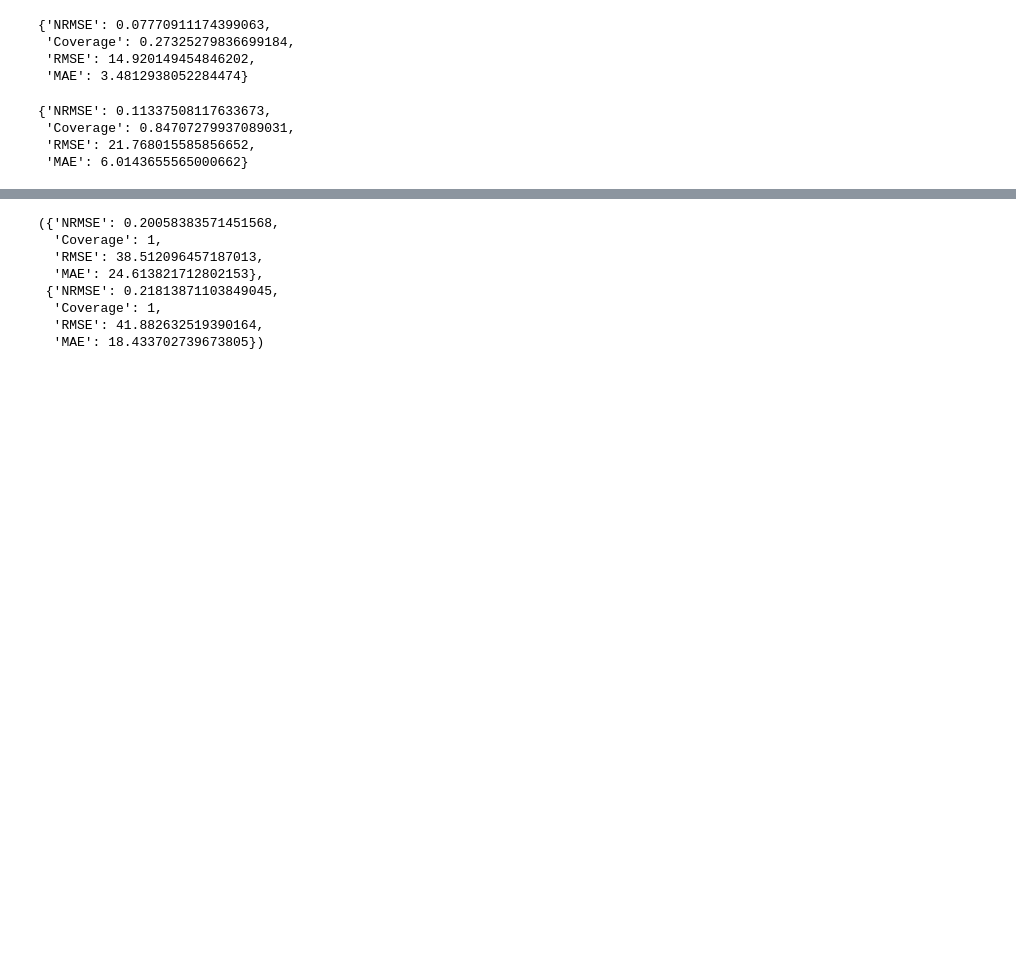
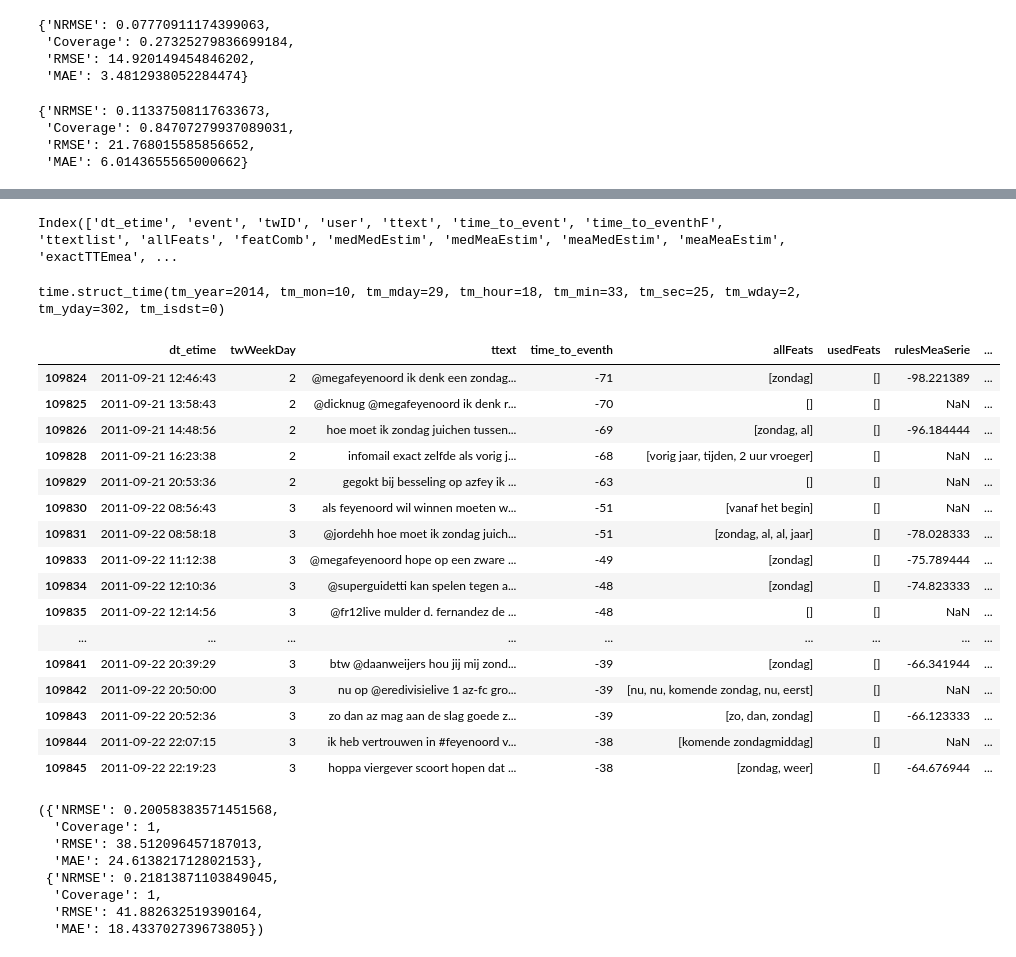
Before and after one commit to ahurriyetoglu/tte_estimation, a Jupyter notebook: WordTimeSeries.ipynb, the cells around one changed output, grey strips where cells are left out. Cells and saved outputs as stored; diff of their text form; code cells hidden in the pictures; blank space fills up the shorter version.

```diff
--- a/WordTimeSeries.ipynb
+++ b/WordTimeSeries.ipynb
@@ -2827,8 +2867,13 @@ fm_resultsDict["WFeats"]
  'Coverage': 0.82579015175598569,
  'RMSE': 35.26833443443406,
  'MAE': 13.953383338820787}
+# %%
+## use already extracted features
+experimentT = experiment.copy()
+experimentT["allFeats"] = tstResultDFT.allFeats
 # %%
-experimentT = extractFeats(experiment, use_wlistT)
+
+#experimentT = extractFeats(experiment, use_wlistT)
 print(len(experimentT))
 # %%
 #experimentT.to_pickle(time.strftime("%Y%m%d-%H%M")+"-experimentT")
@@ -2984,3 +3051,33 @@ fm_resultsDict["Combination"]
+# %%
+tstResultDFT.hist_priAll_error>20
+# %% [output]
+Index(['dt_etime', 'event', 'twID', 'user', 'ttext', 'time_to_event', 'time_to_eventhF', 'ttextlist', 'allFeats', 'featComb', 'medMedEstim', 'medMeaEstim', 'meaMedEstim', 'meaMeaEstim', 'exactTTEmea', ...
+# %%
+time.localtime()
+# %% [output]
+time.struct_time(tm_year=2014, tm_mon=10, tm_mday=29, tm_hour=18, tm_min=33, tm_sec=25, tm_wday=2, tm_yday=302, tm_isdst=0)
+# %%
+tstResultDFT['twWeekDay'] = tstResultDFT.dt_etime.apply(lambda x: x.weekday())
+# %%
+tstResultDFT[(tstResultDFT.event == 'azfey_f11') & (tstResultDFT.hist_priAll_error>20)][['dt_etime','twWeekDay','ttext','time_to_eventh','allFeats','usedFeats','rulesMeaSerie','histMed_rulesMeaSerie','priorityALLEst']][35:55]#[120:145] #["time_to_eventh"]
+# %% [output]
+|  | dt_etime | twWeekDay | ttext | time_to_eventh | allFeats | usedFeats | rulesMeaSerie | ... |
+| 109824 | 2011-09-21 12:46:43 | 2 | @megafeyenoord ik denk een zondag... | -71 | [zondag] | [] | -98.221389 | ... |
+| 109825 | 2011-09-21 13:58:43 | 2 | @dicknug @megafeyenoord ik denk r... | -70 | [] | [] | NaN | ... |
+| 109826 | 2011-09-21 14:48:56 | 2 | hoe moet ik zondag juichen tussen... | -69 | [zondag, al] | [] | -96.184444 | ... |
+| 109828 | 2011-09-21 16:23:38 | 2 | infomail exact zelfde als vorig j... | -68 | [vorig jaar, tijden, 2 uur vroeger] | [] | NaN | ... |
+| 109829 | 2011-09-21 20:53:36 | 2 | gegokt bij besseling op azfey ik ... | -63 | [] | [] | NaN | ... |
+| 109830 | 2011-09-22 08:56:43 | 3 | als feyenoord wil winnen moeten w... | -51 | [vanaf het begin] | [] | NaN | ... |
+| 109831 | 2011-09-22 08:58:18 | 3 | @jordehh hoe moet ik zondag juich... | -51 | [zondag, al, al, jaar] | [] | -78.028333 | ... |
+| 109833 | 2011-09-22 11:12:38 | 3 | @megafeyenoord hope op een zware ... | -49 | [zondag] | [] | -75.789444 | ... |
+| 109834 | 2011-09-22 12:10:36 | 3 | @superguidetti kan spelen tegen a... | -48 | [zondag] | [] | -74.823333 | ... |
+| 109835 | 2011-09-22 12:14:56 | 3 | @fr12live mulder d. fernandez de ... | -48 | [] | [] | NaN | ... |
+| ... | ... | ... | ... | ... | ... | ... | ... | ... |
+| 109841 | 2011-09-22 20:39:29 | 3 | btw @daanweijers hou jij mij zond... | -39 | [zondag] | [] | -66.341944 | ... |
+| 109842 | 2011-09-22 20:50:00 | 3 | nu op @eredivisielive 1 az-fc gro... | -39 | [nu, nu, komende zondag, nu, eerst] | [] | NaN | ... |
+| 109843 | 2011-09-22 20:52:36 | 3 | zo dan az mag aan de slag goede z... | -39 | [zo, dan, zondag] | [] | -66.123333 | ... |
+| 109844 | 2011-09-22 22:07:15 | 3 | ik heb vertrouwen in #feyenoord v... | -38 | [komende zondagmiddag] | [] | NaN | ... |
+| 109845 | 2011-09-22 22:19:23 | 3 | hoppa viergever scoort hopen dat ... | -38 | [zondag, weer] | [] | -64.676944 | ... |
 # %%
 # get the contribution of each feature
 featPerfDFW = getFeatPerfDF(tstResultDFT,'medMedEstim')
```
Also changed, not shown: parts of 31 cells of this notebook.
